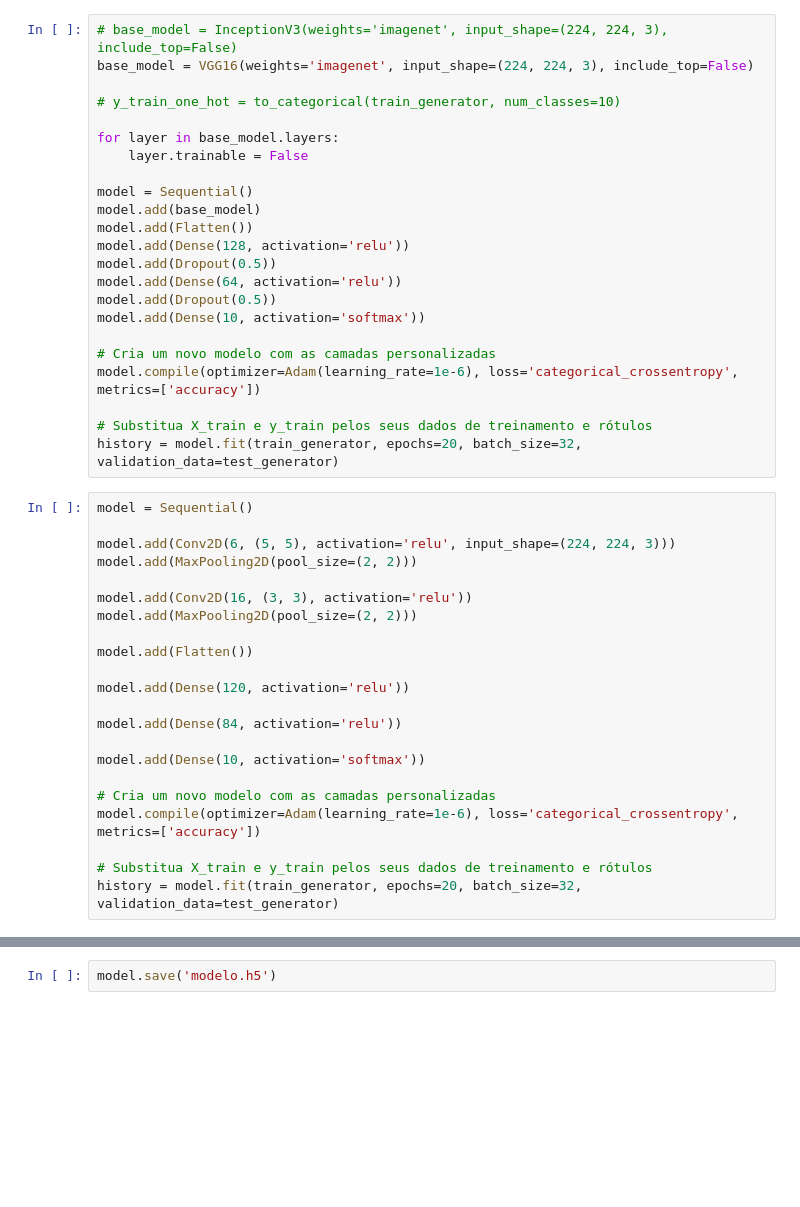
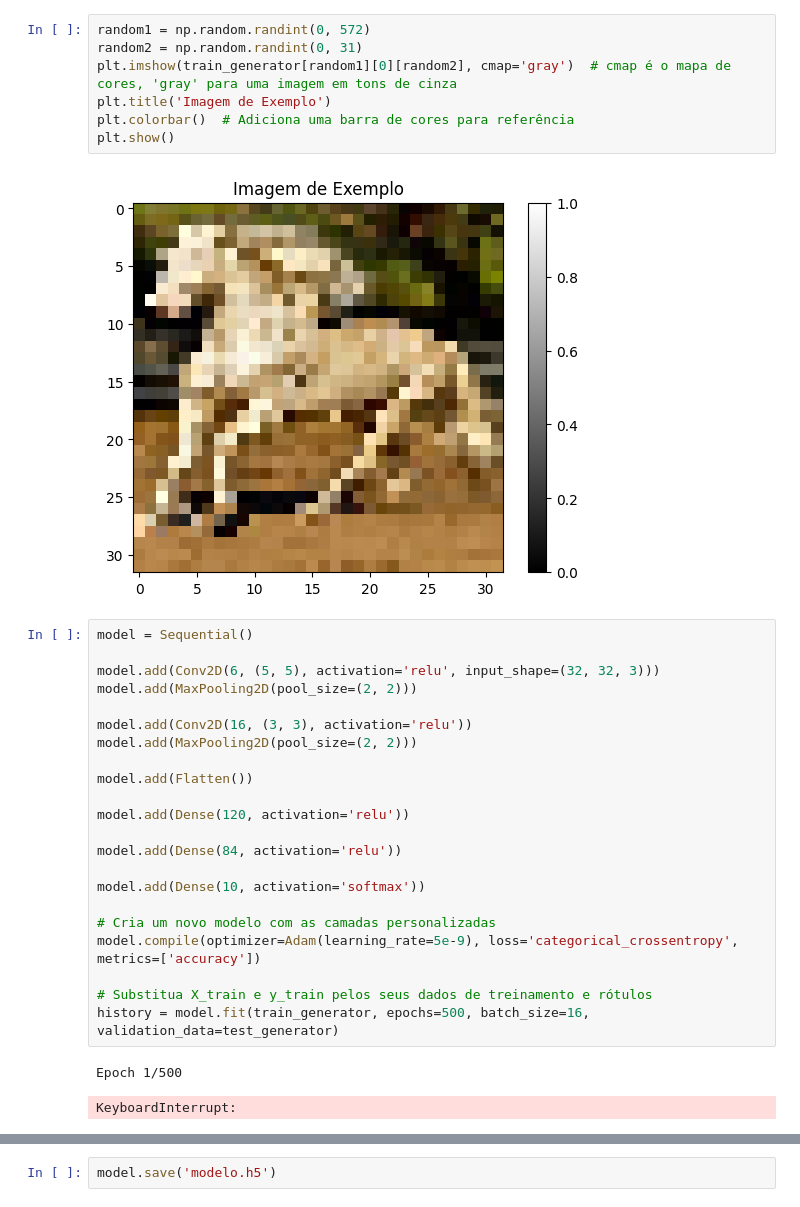
Before and after one commit to gabrielhtres/AnimalsClassification, a Jupyter notebook: AnimalClassification.ipynb, the cells around one changed output, grey strips where cells are left out. Cells and saved outputs as stored; diff of their text form; blank space fills up the shorter version.

```diff
--- a/AnimalClassification.ipynb
+++ b/AnimalClassification.ipynb
@@ -50,51 +51,40 @@ test_generator = datagen.flow_from_directory(
 # %% [output]
 Found 18325 images belonging to 10 classes.
 Found 7854 images belonging to 10 classes.
+# %%
+random1 = np.random.randint(0, 572)
+random2 = np.random.randint(0, 31)
+plt.imshow(train_generator[random1][0][random2], cmap='gray')  # cmap é o mapa de cores, 'gray' para uma imagem em tons de cinza
+plt.title('Imagem de Exemplo')
+plt.colorbar()  # Adiciona uma barra de cores para referência
+plt.show()
+# %% [output]
+[figure, added]
 # %%
-# base_model = InceptionV3(weights='imagenet', input_shape=(224, 224, 3), include_top=False)
-base_model = VGG16(weights='imagenet', input_shape=(224, 224, 3), include_top=False)
+model = Sequential()
 
-# y_train_one_hot = to_categorical(train_generator, num_classes=10)
+model.add(Conv2D(6, (5, 5), activation='relu', input_shape=(32, 32, 3)))
+model.add(MaxPooling2D(pool_size=(2, 2)))
 
-for layer in base_model.layers:
-    layer.trainable = False
+model.add(Conv2D(16, (3, 3), activation='relu'))
+model.add(MaxPooling2D(pool_size=(2, 2)))
 
-model = Sequential()
-model.add(base_model)
 model.add(Flatten())
-model.add(Dense(128, activation='relu'))
-model.add(Dropout(0.5))
-model.add(Dense(64, activation='relu'))
-model.add(Dropout(0.5))
+
+model.add(Dense(120, activation='relu'))
+
+model.add(Dense(84, activation='relu'))
+
 model.add(Dense(10, activation='softmax'))
 
 # Cria um novo modelo com as camadas personalizadas
-model.compile(optimizer=Adam(learning_rate=1e-6), loss='categorical_crossentropy', metrics=['accuracy'])
+model.compile(optimizer=Adam(learning_rate=5e-9), loss='categorical_crossentropy', metrics=['accuracy'])
 
 # Substitua X_train e y_train pelos seus dados de treinamento e rótulos
-history = model.fit(train_generator, epochs=20, batch_size=32, validation_data=test_generator)
+history = model.fit(train_generator, epochs=500, batch_size=16, validation_data=test_generator)
+# %% [output]
+Epoch 1/500
+KeyboardInterrupt:
-# %%
-model = Sequential()
-
-model.add(Conv2D(6, (5, 5), activation='relu', input_shape=(224, 224, 3)))
-model.add(MaxPooling2D(pool_size=(2, 2)))
-
-model.add(Conv2D(16, (3, 3), activation='relu'))
-model.add(MaxPooling2D(pool_size=(2, 2)))
-
-model.add(Flatten())
-
-model.add(Dense(120, activation='relu'))
-
-model.add(Dense(84, activation='relu'))
-
-model.add(Dense(10, activation='softmax'))
-
-# Cria um novo modelo com as camadas personalizadas
-model.compile(optimizer=Adam(learning_rate=1e-6), loss='categorical_crossentropy', metrics=['accuracy'])
-
-# Substitua X_train e y_train pelos seus dados de treinamento e rótulos
-history = model.fit(train_generator, epochs=20, batch_size=32, validation_data=test_generator)
 # %%
 target_names = ['Aranha', 'Borboleta', 'Cachorro', 'Cavalo', 'Elefante', 'Esquilo', 'Galinha', 'Gato', 'Ovelha', 'Vaca']
 test_generator.reset()
```
Also changed, not shown: parts of 7 cells of this notebook, 1 other file.
